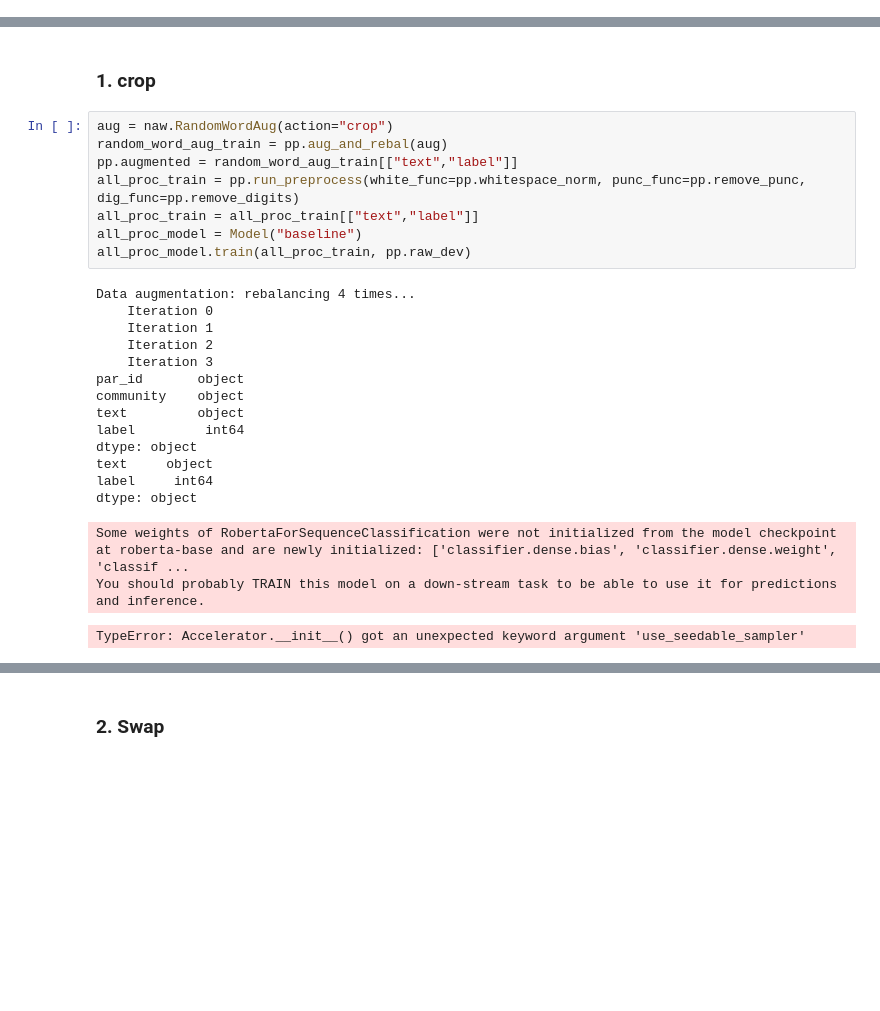
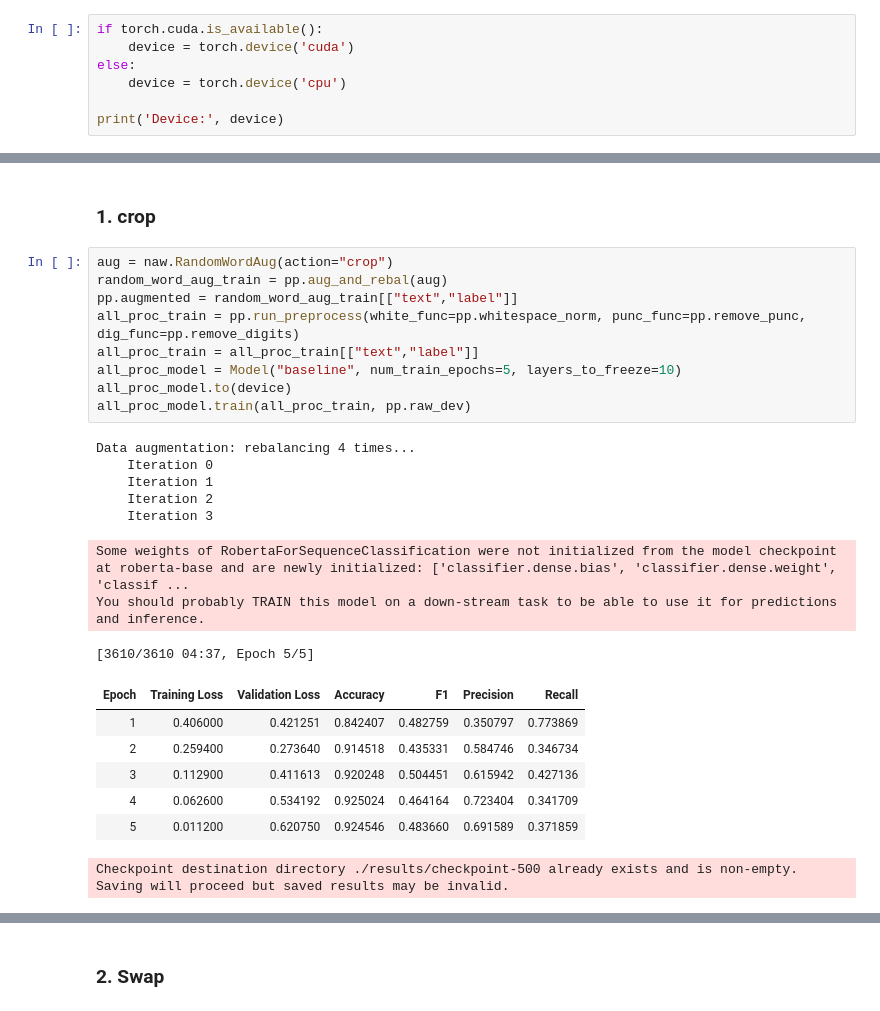
Before and after one commit to SiddhantSingh15/NLP_CW, a Jupyter notebook: aug_tests.ipynb, the cells around one changed output, grey strips where cells are left out. Drawn from its saved outputs; the diff is of its cells as text; blank space fills up the shorter version.

```diff
--- a/aug_tests.ipynb
+++ b/aug_tests.ipynb
@@ -38,0 +13,7 @@ pp = PreProcessor()
+# %%
+if torch.cuda.is_available():
+    device = torch.device('cuda')
+else:
+    device = torch.device('cpu')
+
+print('Device:', device)
@@ -43,27 +26,27 @@ pp = PreProcessor()
 # %%
 aug = naw.RandomWordAug(action="crop")
 random_word_aug_train = pp.aug_and_rebal(aug)
 pp.augmented = random_word_aug_train[["text","label"]]
 all_proc_train = pp.run_preprocess(white_func=pp.whitespace_norm, punc_func=pp.remove_punc, dig_func=pp.remove_digits)
 all_proc_train = all_proc_train[["text","label"]]
-all_proc_model = Model("baseline")
+all_proc_model = Model("baseline", num_train_epochs=5, layers_to_freeze=10)
+all_proc_model.to(device)
 all_proc_model.train(all_proc_train, pp.raw_dev)
 # %% [output]
 Data augmentation: rebalancing 4 times...
     Iteration 0
     Iteration 1
     Iteration 2
     Iteration 3
-par_id       object
-community    object
-text         object
-label         int64
-dtype: object
-text     object
-label     int64
-dtype: object
 Some weights of RobertaForSequenceClassification were not initialized from the model checkpoint at roberta-base and are newly initialized: ['classifier.dense.bias', 'classifier.dense.weight', 'classif ...
 You should probably TRAIN this model on a down-stream task to be able to use it for predictions and inference.
-TypeError: Accelerator.__init__() got an unexpected keyword argument 'use_seedable_sampler'
+[3610/3610 04:37, Epoch 5/5]
+| Epoch | Training Loss | Validation Loss | Accuracy | F1 | Precision | Recall |
+| 1 | 0.406000 | 0.421251 | 0.842407 | 0.482759 | 0.350797 | 0.773869 |
+| 2 | 0.259400 | 0.273640 | 0.914518 | 0.435331 | 0.584746 | 0.346734 |
+| 3 | 0.112900 | 0.411613 | 0.920248 | 0.504451 | 0.615942 | 0.427136 |
+| 4 | 0.062600 | 0.534192 | 0.925024 | 0.464164 | 0.723404 | 0.341709 |
+| 5 | 0.011200 | 0.620750 | 0.924546 | 0.483660 | 0.691589 | 0.371859 |
+Checkpoint destination directory ./results/checkpoint-500 already exists and is non-empty. Saving will proceed but saved results may be invalid.
 # %%
 # Train metrics
```
Also changed, not shown: parts of 27 cells of this notebook, 2 other files.
